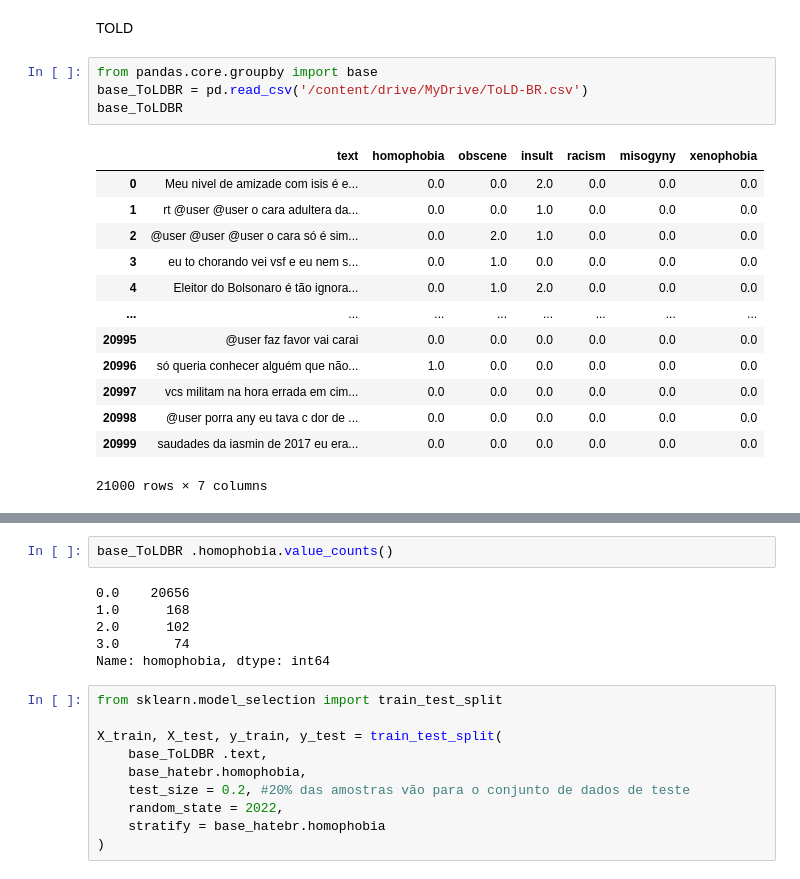
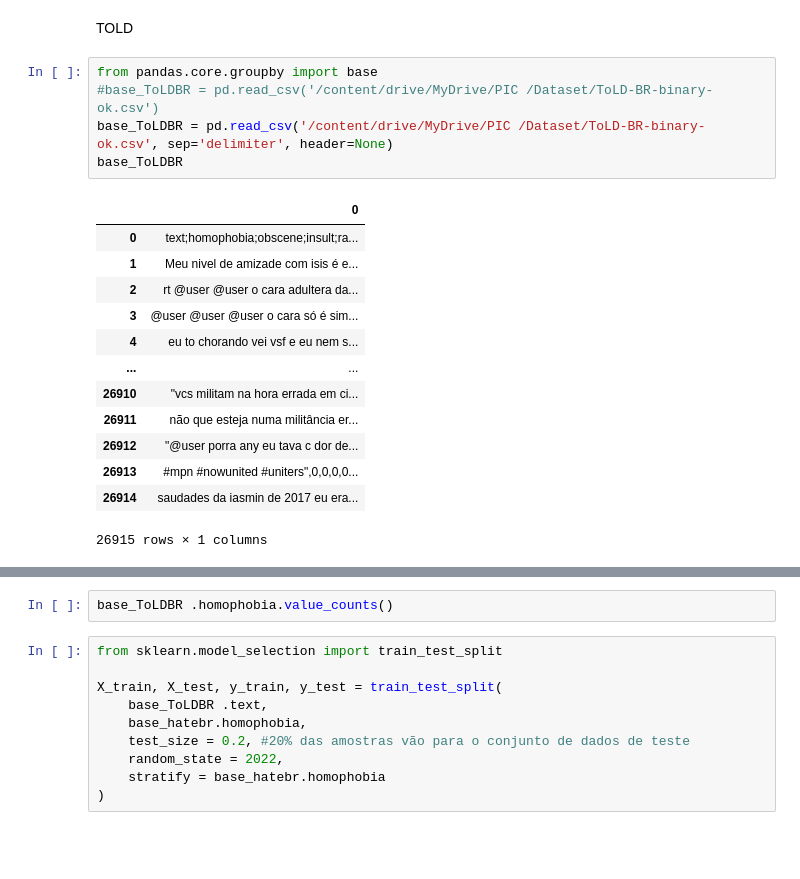
Before and after one commit to GGMmattos/Modelo-de-Deteccao-de-Linguagem-Ofensiva, a Jupyter notebook: Experimento.ipynb, the cells around one changed output, grey strips where cells are left out. Cells and saved outputs as stored; diff of their text form; blank space fills up the shorter version.

```diff
--- a/Experimento.ipynb
+++ b/Experimento.ipynb
@@ -437,19 +439,20 @@ weighted avg       0.85      0.85      0.85      1400
 TOLD
 # %%
 from pandas.core.groupby import base
-base_ToLDBR = pd.read_csv('/content/drive/MyDrive/ToLD-BR.csv')
+#base_ToLDBR = pd.read_csv('/content/drive/MyDrive/PIC /Dataset/ToLD-BR-binary-ok.csv')
+base_ToLDBR = pd.read_csv('/content/drive/MyDrive/PIC /Dataset/ToLD-BR-binary-ok.csv', sep='delimiter', header=None)
 base_ToLDBR
 # %% [output]
-|  | text | homophobia | obscene | insult | racism | misogyny | xenophobia |
-| 0 | Meu nivel de amizade com isis é e... | 0.0 | 0.0 | 2.0 | 0.0 | 0.0 | 0.0 |
-| 1 | rt @user @user o cara adultera da... | 0.0 | 0.0 | 1.0 | 0.0 | 0.0 | 0.0 |
-| 2 | @user @user @user o cara só é sim... | 0.0 | 2.0 | 1.0 | 0.0 | 0.0 | 0.0 |
-| 3 | eu to chorando vei vsf e eu nem s... | 0.0 | 1.0 | 0.0 | 0.0 | 0.0 | 0.0 |
-| 4 | Eleitor do Bolsonaro é tão ignora... | 0.0 | 1.0 | 2.0 | 0.0 | 0.0 | 0.0 |
-| ... | ... | ... | ... | ... | ... | ... | ... |
-| 20995 | @user faz favor vai carai | 0.0 | 0.0 | 0.0 | 0.0 | 0.0 | 0.0 |
-| 20996 | só queria conhecer alguém que não... | 1.0 | 0.0 | 0.0 | 0.0 | 0.0 | 0.0 |
-| 20997 | vcs militam na hora errada em cim... | 0.0 | 0.0 | 0.0 | 0.0 | 0.0 | 0.0 |
-| 20998 | @user porra any eu tava c dor de ... | 0.0 | 0.0 | 0.0 | 0.0 | 0.0 | 0.0 |
-| 20999 | saudades da iasmin de 2017 eu era... | 0.0 | 0.0 | 0.0 | 0.0 | 0.0 | 0.0 |
+|  | 0 |
+| 0 | text;homophobia;obscene;insult;ra... |
+| 1 | Meu nivel de amizade com isis é e... |
+| 2 | rt @user @user o cara adultera da... |
+| 3 | @user @user @user o cara só é sim... |
+| 4 | eu to chorando vei vsf e eu nem s... |
+| ... | ... |
+| 26910 | "vcs militam na hora errada em ci... |
+| 26911 | não que esteja numa militância er... |
+| 26912 | "@user porra any eu tava c dor de... |
+| 26913 | #mpn #nowunited #uniters",0,0,0,0... |
+| 26914 | saudades da iasmin de 2017 eu era... |
-21000 rows × 7 columns
+26915 rows × 1 columns
@@ -456,11 +460,5 @@ base_ToLDBR
 # %%
 base_ToLDBR .homophobia.value_counts()
-# %% [output]
-0.0    20656
-1.0      168
-2.0      102
-3.0       74
-Name: homophobia, dtype: int64
 # %%
 from sklearn.model_selection import train_test_split
 
```
Also changed, not shown: parts of 25 cells of this notebook.
